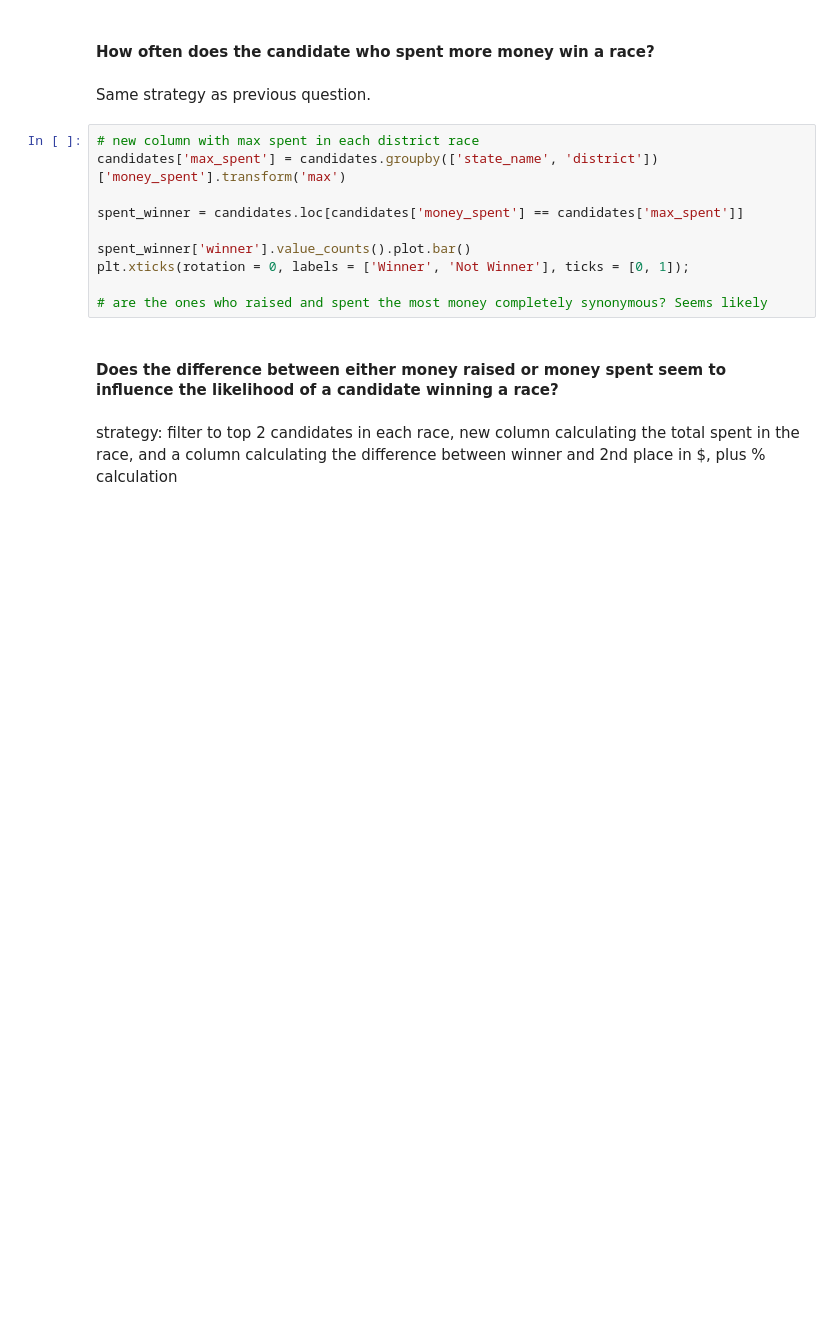
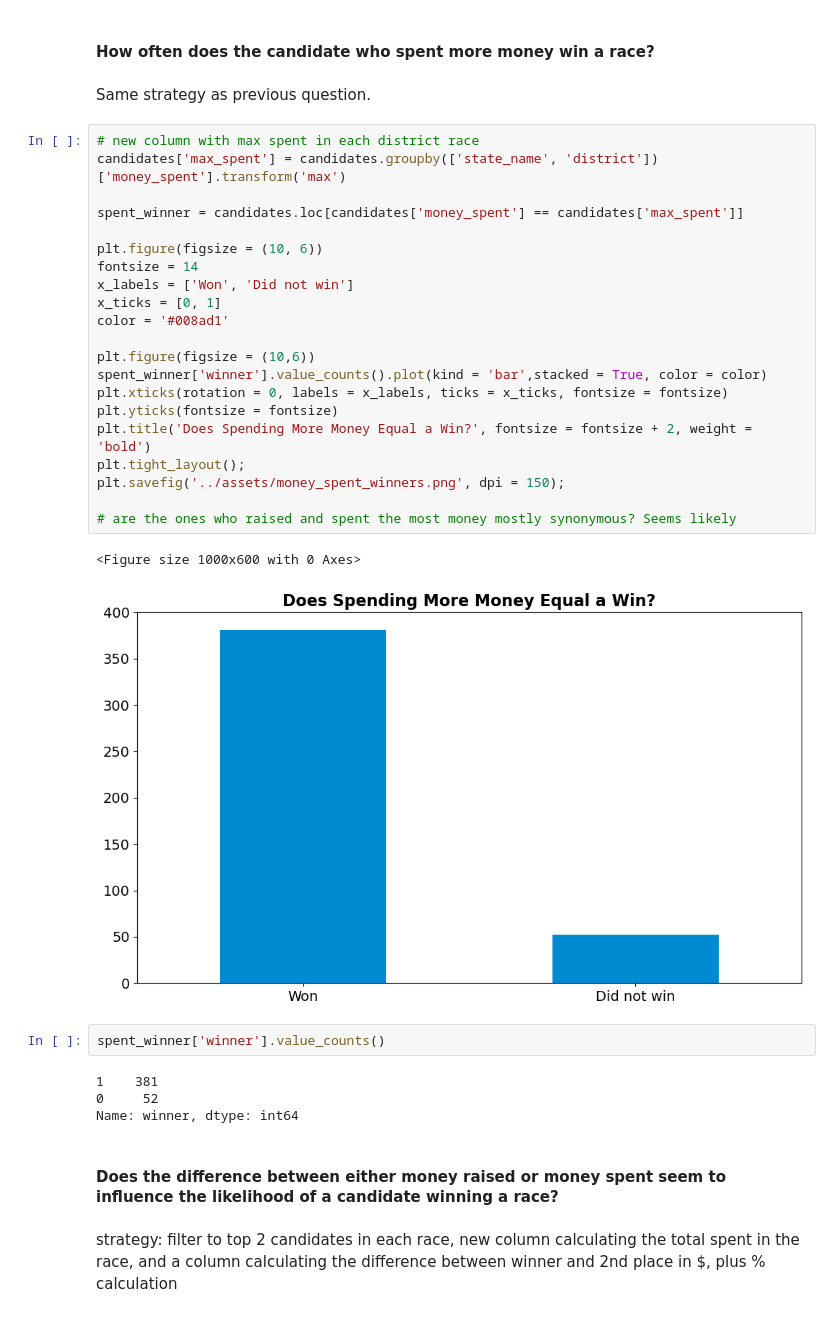
Before and after one commit to nss-data-science-cohort-7/webscraping-open-secrets-bone_scrapers, a Jupyter notebook: notebooks/tw_03_eda.ipynb, the cells around one changed output. Drawn from its saved outputs; the diff is of its cells as text; blank space fills up the shorter version.

```diff
--- a/notebooks/tw_03_eda.ipynb
+++ b/notebooks/tw_03_eda.ipynb
@@ -69,13 +136,33 @@ Same strategy as previous question.
 # %%
 # new column with max spent in each district race
 candidates['max_spent'] = candidates.groupby(['state_name', 'district'])['money_spent'].transform('max')
 
 spent_winner = candidates.loc[candidates['money_spent'] == candidates['max_spent']]
 
-spent_winner['winner'].value_counts().plot.bar()
-plt.xticks(rotation = 0, labels = ['Winner', 'Not Winner'], ticks = [0, 1]);
+plt.figure(figsize = (10, 6))
+fontsize = 14
+x_labels = ['Won', 'Did not win']
+x_ticks = [0, 1]
+color = '#008ad1'
 
-# are the ones who raised and spent the most money completely synonymous? Seems likely
+plt.figure(figsize = (10,6))
+spent_winner['winner'].value_counts().plot(kind = 'bar',stacked = True, color = color)
+plt.xticks(rotation = 0, labels = x_labels, ticks = x_ticks, fontsize = fontsize)
+plt.yticks(fontsize = fontsize)
+plt.title('Does Spending More Money Equal a Win?', fontsize = fontsize + 2, weight = 'bold')
+plt.tight_layout();
+plt.savefig('../assets/money_spent_winners.png', dpi = 150);
+
+# are the ones who raised and spent the most money mostly synonymous? Seems likely
+# %% [output]
+<Figure size 1000x600 with 0 Axes>
+[figure, added]
+# %%
+spent_winner['winner'].value_counts()
+# %% [output]
+1    381
+0     52
+Name: winner, dtype: int64
 # %% [markdown]
 #### Does the difference between either money raised or money spent seem to influence the likelihood of a candidate winning a race?
 # %% [markdown]
```
Also changed, not shown: parts of 26 cells of this notebook, 5 other files.
